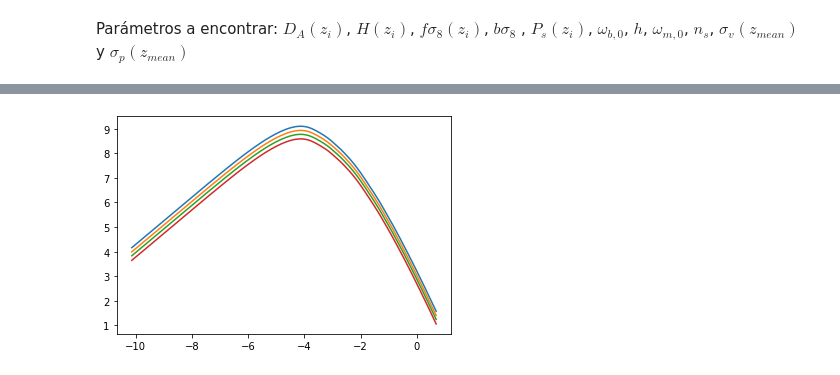
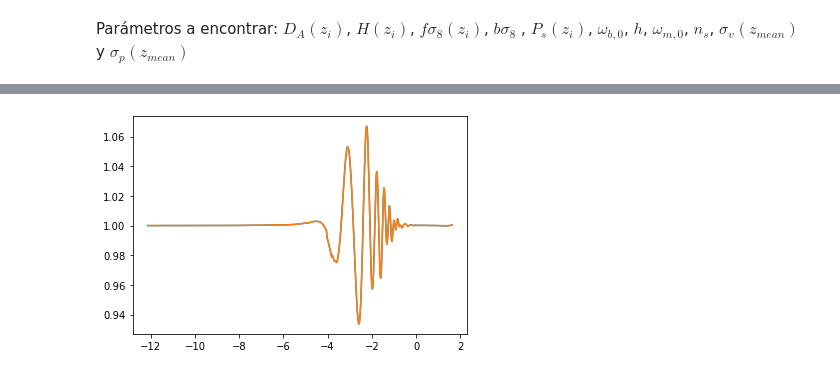
Before and after one commit to antoniacisternas/Forecast-validation-for-Euclid., a Jupyter notebook: Fisher_matrix.ipynb, the cells around one changed output, grey strips where cells are left out. Saved outputs shown, nothing was run; the diff lists cells and outputs as text; code cells hidden in the pictures.

```diff
--- a/Fisher_matrix.ipynb
+++ b/Fisher_matrix.ipynb
@@ -262,18 +262,17 @@ Parámetros a encontrar:
 $D_A(z_i)$, $H(z_i)$, $f\sigma_8(z_i)$, $b\sigma_8$ , $P_s(z_i)$, $\omega_{b,0}$, $h$, $\omega_{m,0}$, $n_s$, $\sigma_v (z_{mean})$ y $\sigma_p (z_{mean})$
 # %%
 #Fiducial parameters
-Om_b0 = 0.022445
+wb = 0.022445
+wm = 0.143648
 h = 0.67
+
+Om_b0 = wb/ (h**2)
 H0 = 100 * h
 
-Om_m0 = 0.143648
+Om_m0 = wm/ (h**2)
 ns = 0.96
 
-'''
-¿Cuál es wm o wb?
-'''
-wb = 0
-wm = 0
+
 c = 300.000
 
 '''
@@ -349,6 +364,23 @@ def D_A_ref(z):
 # %%
+# In practice:
+#sv(z) controls the strength of the non-linear damping of the BAO signal in all directions.
+def sv_(zi):
+  j = z_i.index(zi)
+  I = np.trapz(np.exp(P_dd(k_new[j], z_i[j])), np.exp(k_new[j]))
+  return np.sqrt((1/(6* (np.pi**2)))* I)
+
+def sp_(zi):
+  return sv_(zi)
+
+sv = [sv_(z_i[0]), sv_(z_i[1]), sv_(z_i[2]), sv_(z_i[3])]
+'''
+Con sv tan grande la solución no decae (la solución me da 3)
+'''
+#sv = [0.1,0.1,0.1,0.1]
+sp = [sp_(z_i[0]), sp_(z_i[1]), sp_(z_i[2]), sp_(z_i[3])]
+
+
 # Comoving distance error sr
-
 def F_z(k_ref,u_ref,z):
   return np.exp(-((k_ref* u_ref*c *(1+z)* s_z)/H_ref(z))**2)
 
@@ -363,65 +395,44 @@ def qper(z, D_A = None):
 
 # To convert the known reference k_ref and mu_ref to the unknown, true k and mu
 def k(z, k_ref, u_ref, H = None, D_A = None):
   qper1 = qper(z, D_A = D_A)
   qpar1 = qpar(z, H = H)
   return (k_ref /qper1)* (1 + u_ref**2 * ((qper1**2/qpar1**2) -1))**(1/2)
 
 def u(z, k_ref, u_ref, H = None, D_A = None):
   qper1 = qper(z, D_A = D_A)
   qpar1 = qpar(z, H = H)
   return u_ref * (qper1/qpar1) * (1 + u_ref**2 * ((qper1**2/qpar1**2) -1))**(-1/2)
 
 # Non-linear damping factor of the BAO signal.
 def g_u(u, zi, sv1 = None):
   bin = z_i.index(zi)
   sv1_value = sv[bin] if sv1 is None else sv1
   return sv1_value**2 *(1- u**2 + (u**2)*(1+ f[bin])**2)
 
-def P_dw(k_ref, u_ref, z, sv1 = None, paso = None, var = None):
+def P_dw(k, u, z, sv1 = None, paso = None, var = None):
   bin = z_i.index(z)
   sv1_value = sv[bin] if sv1 is None else sv1
-  k1= k(z, k_ref, u_ref)
-  u1= u(z, k_ref, u_ref)
   if paso == None:
-    return P_dd(k1, z)* np.exp(-g_u(u1 ,z , sv1 = sv1_value)*k1**2) + P_nw(k1, z)* (1- np.exp(-g_u(u1,z, sv1 = sv1_value)*k1**2))
+    return P_dd(k, z)* np.exp(-g_u(u ,z , sv1 = sv1_value)*k**2) + P_nw(k, z)* (1- np.exp(-g_u(u,z, sv1 = sv1_value)*k**2))
 
   elif paso == 'pl':
-    return P_pl(k1, z, var)* np.exp(-g_u(u1,z)*k1**2) + P_nw_pl(k1, z, var)* (1- np.exp(-g_u(u1,z)*k1**2))
+    return P_pl(k, z, var)* np.exp(-g_u(u,z)*k**2) + P_nw_pl(k, z, var)* (1- np.exp(-g_u(u,z)*k**2))
 
   else:
-    return P_mn(k1, z, var)* np.exp(-g_u(u1,z)*k1**2) + P_nw_mn(k1, z, var)* (1- np.exp(-g_u(u1,z)*k1**2))
+    return P_mn(k, z, var)* np.exp(-g_u(u,z)*k**2) + P_nw_mn(k, z, var)* (1- np.exp(-g_u(u,z)*k**2))
 
 u_prueba = np.linspace(-1,1, 50927)
-k_prueba= np.linspace(-12,2, 50927)
-plt.plot(np.log(k_prueba), P_dw(np.log(k_prueba), np.log(u_prueba), z_i[0]))
-plt.plot(np.log(k_prueba), P_dw(np.log(k_prueba), np.log(u_prueba), z_i[1]))
-plt.plot(np.log(k_prueba), P_dw(np.log(k_prueba), np.log(u_prueba), z_i[2]))
-plt.plot(np.log(k_prueba), P_dw(np.log(k_prueba), np.log(u_prueba), z_i[3]))
-'''
-está bien que no se vean los wiggles?
-'''
 
-# In practice:
-# sv(z) controls the strength of the non-linear damping of the BAO signal in all directions.
-def sv_2_(zi):
-  j = z_i.index(zi)
-  I = np.trapz(P_dd(k_new[j], zi), k_new[j])
-  return (1/(6* (np.pi**2)))* I
+k1 = k(z_i[0],k_new[0], u_prueba)
+k2 = k(z_i[0],k_nw_new[0], u_prueba)
+u1 = u(z_i[0],k_new[0], u_prueba)
 
-def sp_2_(zi):
-  return sv_2_(zi)
-
-def sv_(zi):
-  return np.sqrt(sv_2_(zi))
-
-def sp_(zi):
-  return np.sqrt(sp_2_(zi))
-
-sv = [sv_(z_i[0]), sv_(z_i[1]), sv_(z_i[2]), sv_(z_i[3])]
-sp = [sp_(z_i[0]), sp_(z_i[1]), sp_(z_i[2]), sp_(z_i[3])]
+plt.plot(k2, np.exp(P_nw(k2, z_i[0]))/np.exp(P_dd(k1,  z_i[0])))
+plt.plot(k_new[0], np.exp(P_dw(k2, u_prueba, z_i[0]))/np.exp(P_dd(k_new[0],  z_i[0])))
+plt.show()
 # %% [output]
-[figure, old version]
+[figure, new version]
 # %%
 # Full non-linear model
 def P_obs(k_ref, u_ref, zi, bs81=None, fs81=None, f1= None , sp1=None, s81= None, H= None, D_A = None):
```
Also changed, not shown: parts of 11 cells of this notebook.
